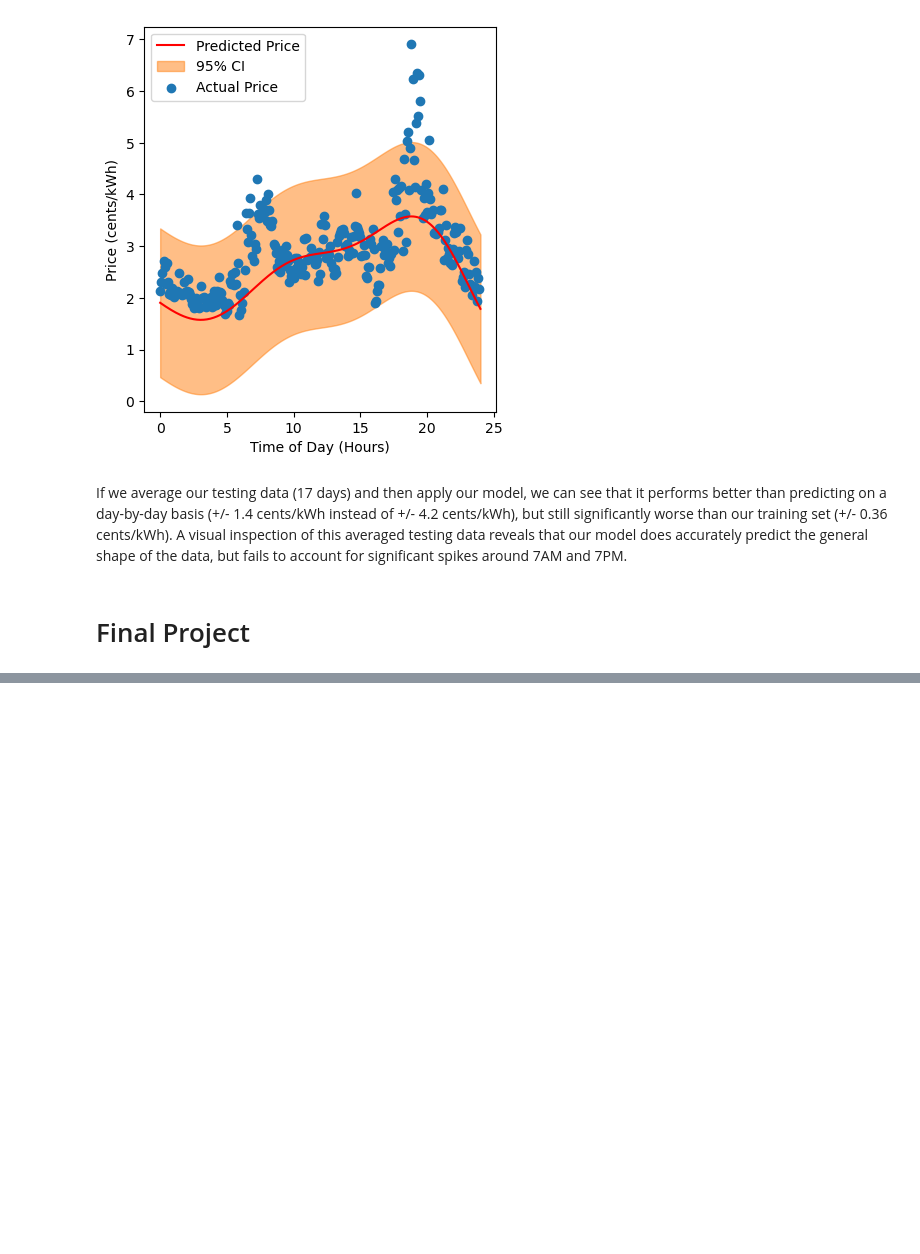
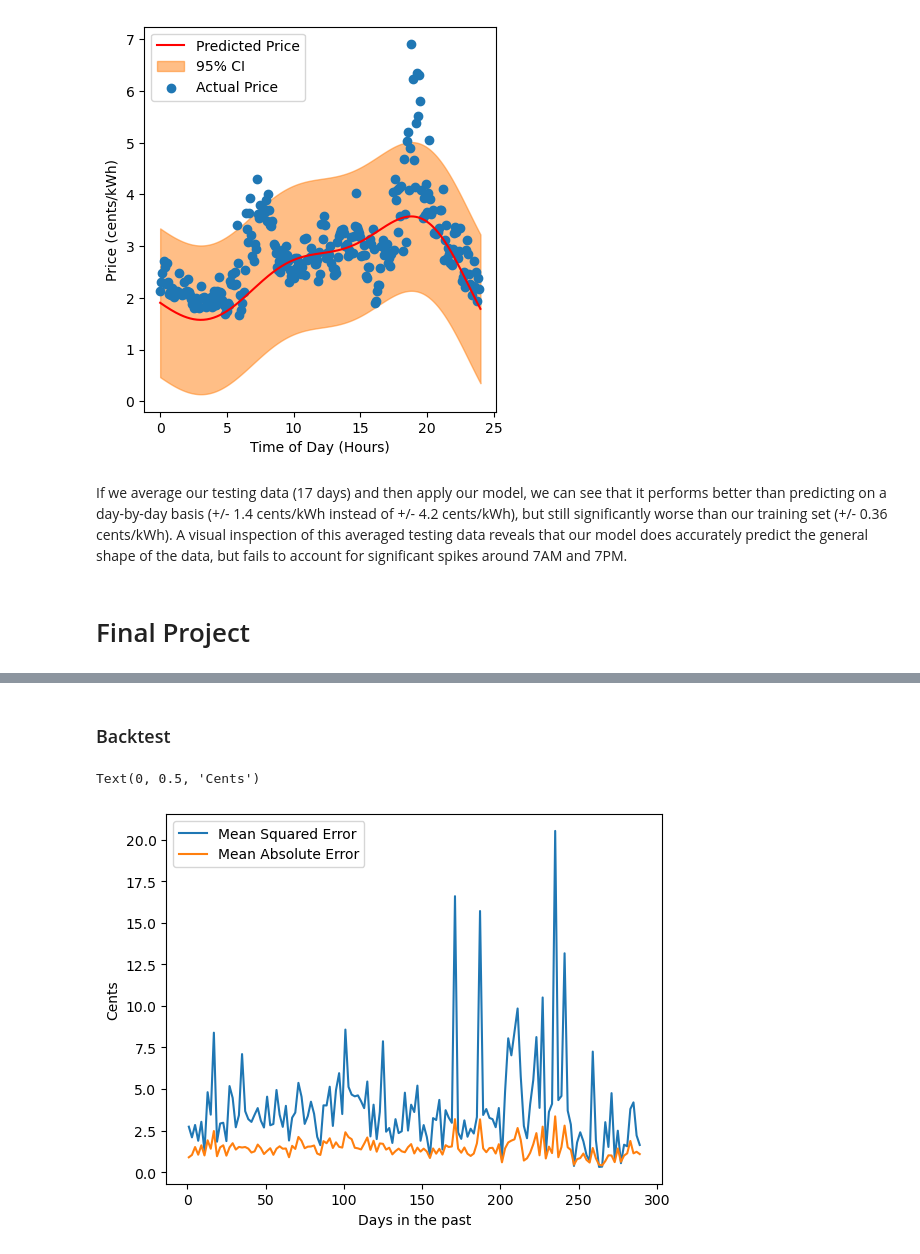
Before and after one commit to traskcon/DATA602-Project, a Jupyter notebook: DATA602-Project.ipynb, the cells around one changed output, grey strips where cells are left out. Drawn from its saved outputs; the diff is of its cells as text; code cells hidden in the pictures; blank space fills up the shorter version.

```diff
--- a/DATA602-Project.ipynb
+++ b/DATA602-Project.ipynb
@@ -328,0 +455,26 @@ Mean Squared Error: 0.0693
+# %% [markdown]
+### Backtest
+# %%
+mse = []
+mae = []
+back_int = np.arange(1,290,2)
+
+for i in back_int:
+    now = datetime.datetime.now() - datetime.timedelta(days=int(i)) #Examine model performance for each 2-day interval in 2023
+    int_start = now - datetime.timedelta(days=1, hours=1) #Dealing with weirdness of API calls
+    int_start_str = int_start.strftime("%Y%m%d%H%M")
+    now_str = now.strftime("%Y%m%d%H%M")
+    display_data = load_price_data("https://hourlypricing.comed.com/api?type=5minutefeed&datestart="+int_start_str+"&dateend="+now_str)
+    month = now.strftime("%m")
+    predictions = generate_month_model(display_data["decimal time"], int(month))
+    mse.append(np.mean((predictions-display_data["price"])**2))
+    mae.append(np.mean(abs(predictions-display_data["price"])))
+
+plt.plot(back_int, mse, label="Mean Squared Error")
+plt.plot(back_int, mae, label="Mean Absolute Error")
+plt.legend()
+plt.xlabel("Days in the past")
+plt.ylabel("Cents")
+# %% [output]
+Text(0, 0.5, 'Cents')
+[figure, added]
```
Also changed, not shown: parts of 9 cells of this notebook.
